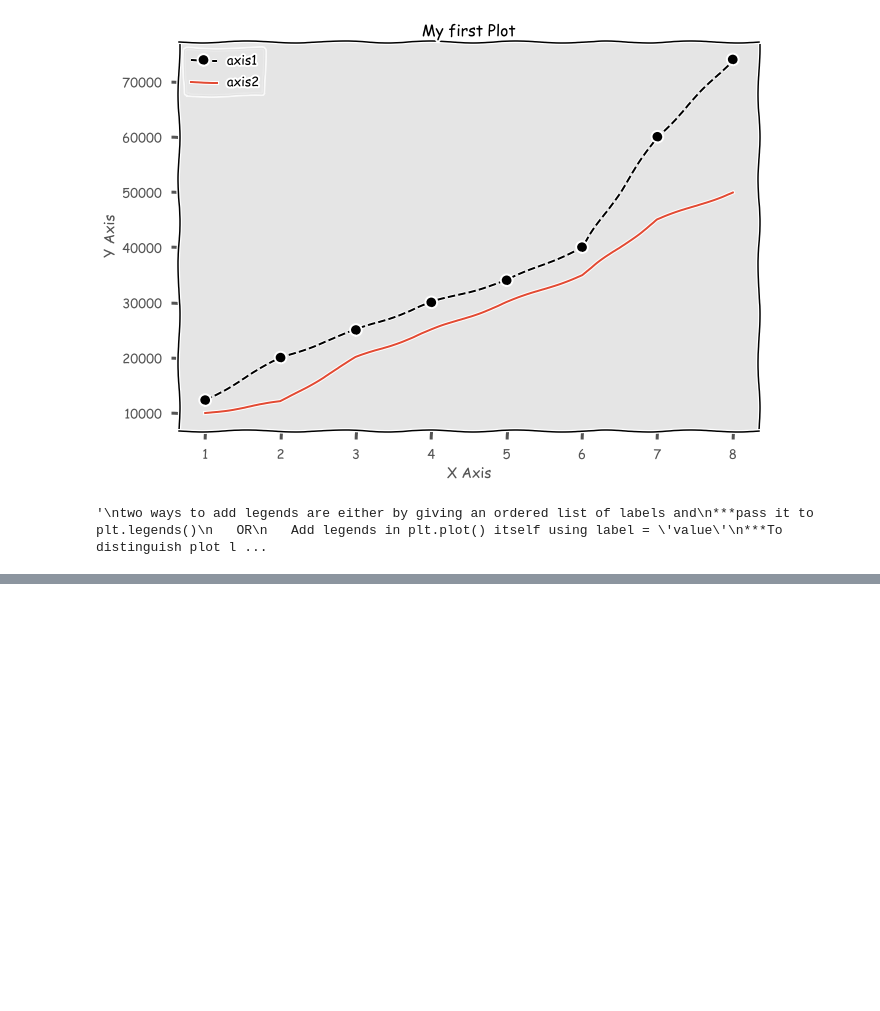
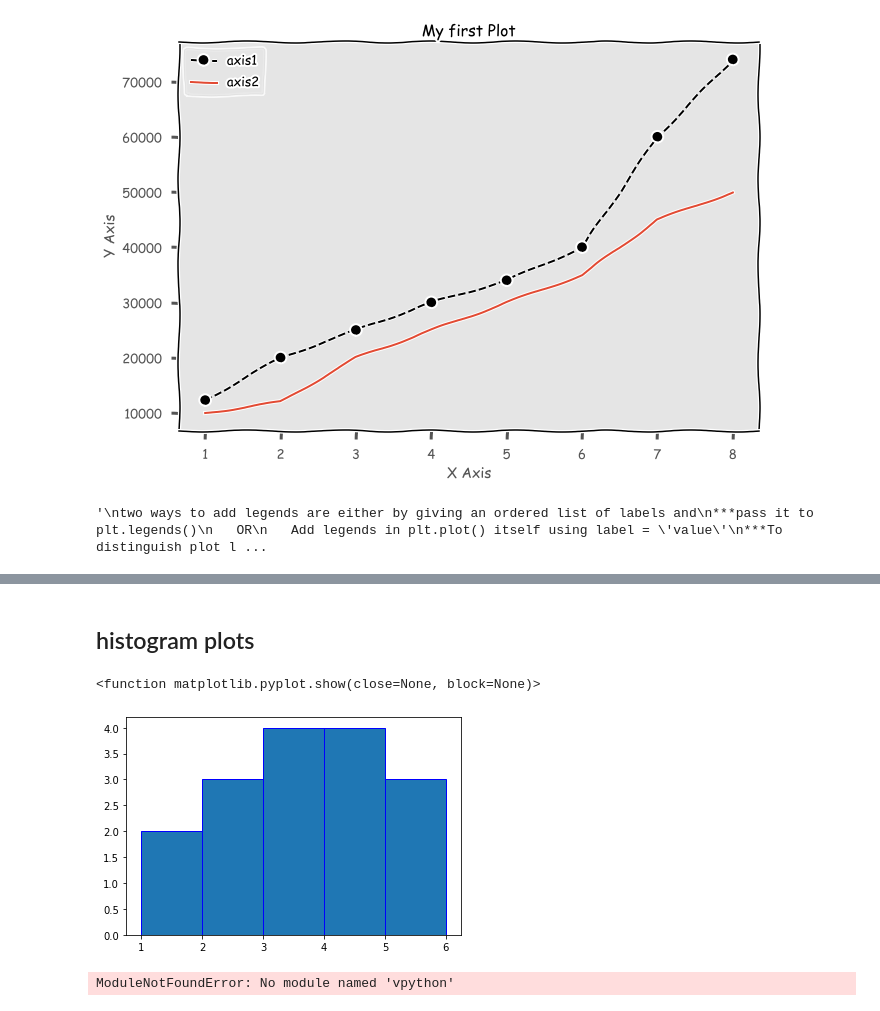
Before and after one commit to vividsky/python-programs, a Jupyter notebook: matplotlib.ipynb, the cells around one changed output, grey strips where cells are left out. Saved outputs shown, nothing was run; the diff lists cells and outputs as text; code cells hidden in the pictures; blank space fills up the shorter version.

```diff
--- a/matplotlib.ipynb
+++ b/matplotlib.ipynb
@@ -34,0 +68,27 @@ two ways to add legends are either by giving an ordered list of labels and
+# %% [markdown]
+## histogram plots
+# %%
+a = [1,1,2,2,2,3,3,3,3,4,4,4,4,5,5,6]
+plt.hist(a,bins = 5, edgecolor = 'b')
+plt.show
+# %% [output]
+<function matplotlib.pyplot.show(close=None, block=None)>
+[figure, added]
+# %%
+from vpython import *
+b=box(size=vector(2,3,4),color=color.green)
+s=sphere(pos=vector(0,0,0),radious=0.6)
+#to make any object invisible
+b.visible=False
+s.visible=False
+# to delete object
+del s
+#NOTE: before deleting any object, set its visibility to False
+
+
+#To create a new canvas
+cvs=canvas()
+#To plot a ring
+ring(axis=vector(0.5, 0,3),radius=1, thickness=0.2)
+# %% [output]
+ModuleNotFoundError: No module named 'vpython'
```
Also changed, not shown: parts of 6 cells of this notebook, 6 other files.
